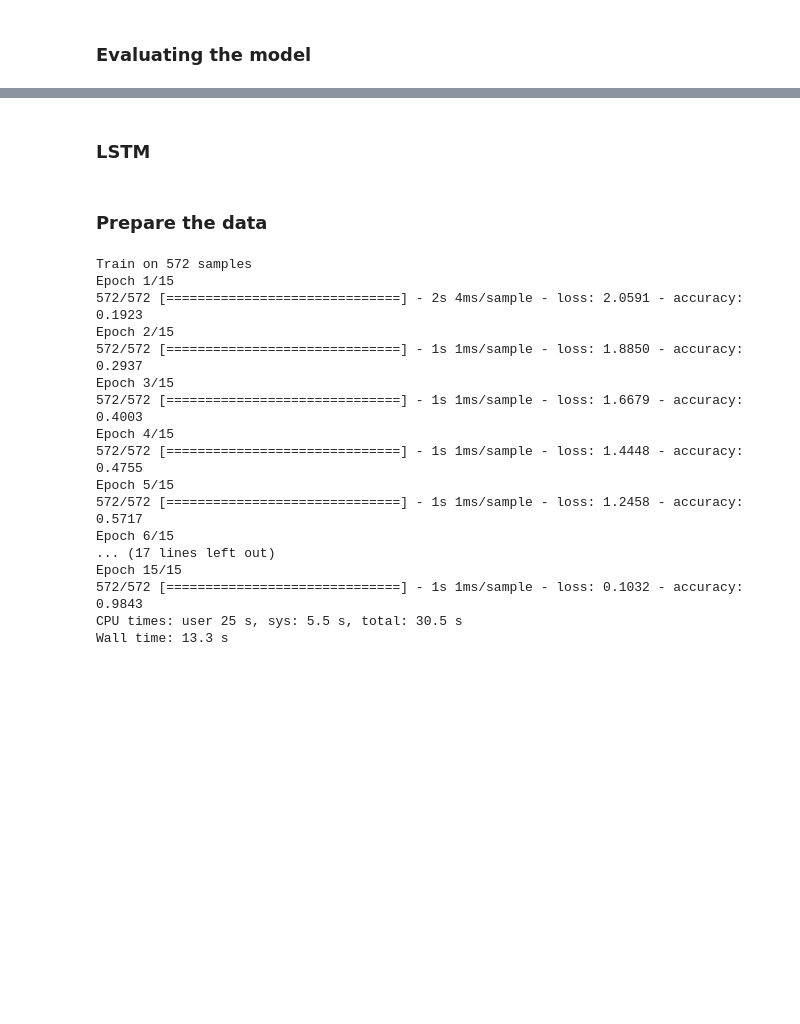
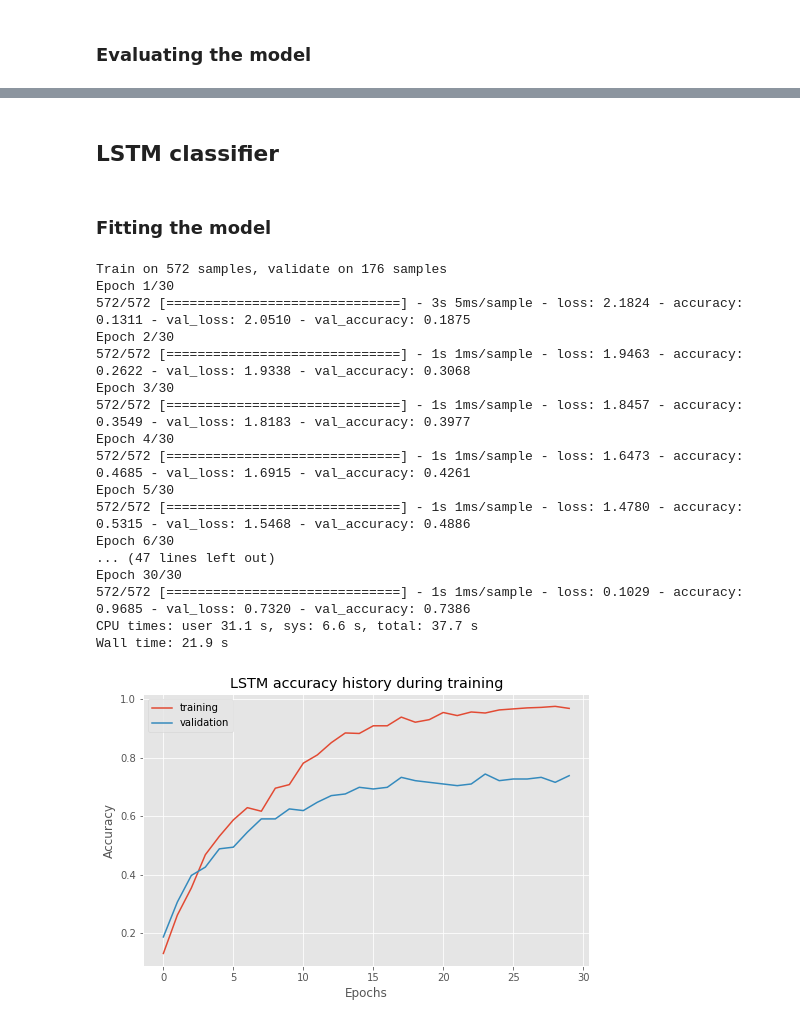
Before and after one commit to eonu/inf4-hons, a Jupyter notebook: sandbox/notebooks/Alternative/Myo.ipynb, the cells around one changed output, grey strips where cells are left out. Cells and saved outputs as stored; diff of their text form; code cells hidden in the pictures; blank space fills up the shorter version.

```diff
--- a/sandbox/notebooks/Alternative/Myo.ipynb
+++ b/sandbox/notebooks/Alternative/Myo.ipynb
@@ -162,2 +156,2 @@ Wall time: 816 ms
 # %% [markdown]
-### LSTM
+## LSTM classifier
@@ -173,2 +158,2 @@ from sklearn.metrics import confusion_matrix
 # %% [markdown]
-### Prepare the data
+### Fitting the model
@@ -229,22 +160,27 @@ class LSTMClassifier:
 # %%
 %%time
-clf = LSTMClassifier(epochs=15, batch_size=64, classes=classes)
-clf.fit(X_train, y_train)
+clf = LSTMClassifier(epochs=30, batch_size=64, classes=classes)
+hist = clf.fit(X_train_pre, y_train, validation_data=(X_val_pre, y_val), return_history=True)
 # %% [output]
-Train on 572 samples
-Epoch 1/15
-572/572 [==============================] - 2s 4ms/sample - loss: 2.0591 - accuracy: 0.1923
-Epoch 2/15
-572/572 [==============================] - 1s 1ms/sample - loss: 1.8850 - accuracy: 0.2937
-Epoch 3/15
-572/572 [==============================] - 1s 1ms/sample - loss: 1.6679 - accuracy: 0.4003
-Epoch 4/15
-572/572 [==============================] - 1s 1ms/sample - loss: 1.4448 - accuracy: 0.4755
-Epoch 5/15
-572/572 [==============================] - 1s 1ms/sample - loss: 1.2458 - accuracy: 0.5717
-Epoch 6/15
-... (17 lines left out)
-Epoch 15/15
-572/572 [==============================] - 1s 1ms/sample - loss: 0.1032 - accuracy: 0.9843
-CPU times: user 25 s, sys: 5.5 s, total: 30.5 s
-Wall time: 13.3 s
+Train on 572 samples, validate on 176 samples
+Epoch 1/30
+572/572 [==============================] - 3s 5ms/sample - loss: 2.1824 - accuracy: 0.1311 - val_loss: 2.0510 - val_accuracy: 0.1875
+Epoch 2/30
+572/572 [==============================] - 1s 1ms/sample - loss: 1.9463 - accuracy: 0.2622 - val_loss: 1.9338 - val_accuracy: 0.3068
+Epoch 3/30
+572/572 [==============================] - 1s 1ms/sample - loss: 1.8457 - accuracy: 0.3549 - val_loss: 1.8183 - val_accuracy: 0.3977
+Epoch 4/30
+572/572 [==============================] - 1s 1ms/sample - loss: 1.6473 - accuracy: 0.4685 - val_loss: 1.6915 - val_accuracy: 0.4261
+Epoch 5/30
+572/572 [==============================] - 1s 1ms/sample - loss: 1.4780 - accuracy: 0.5315 - val_loss: 1.5468 - val_accuracy: 0.4886
+Epoch 6/30
+... (47 lines left out)
+Epoch 30/30
+572/572 [==============================] - 1s 1ms/sample - loss: 0.1029 - accuracy: 0.9685 - val_loss: 0.7320 - val_accuracy: 0.7386
+CPU times: user 31.1 s, sys: 6.6 s, total: 37.7 s
+Wall time: 21.9 s
+# %%
+# Display accuracy history during training
+show_accuracy_history(hist)
+# %% [output]
+[figure, added]
```
Also changed, not shown: parts of 14 cells of this notebook, 4 other files.
